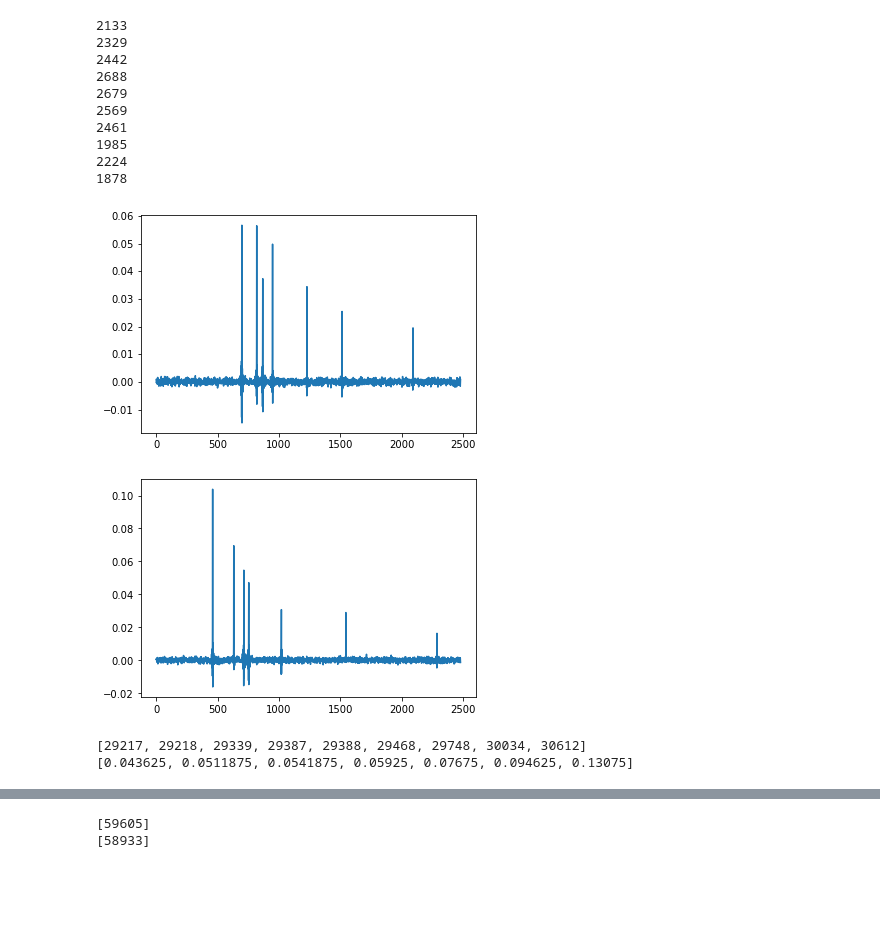
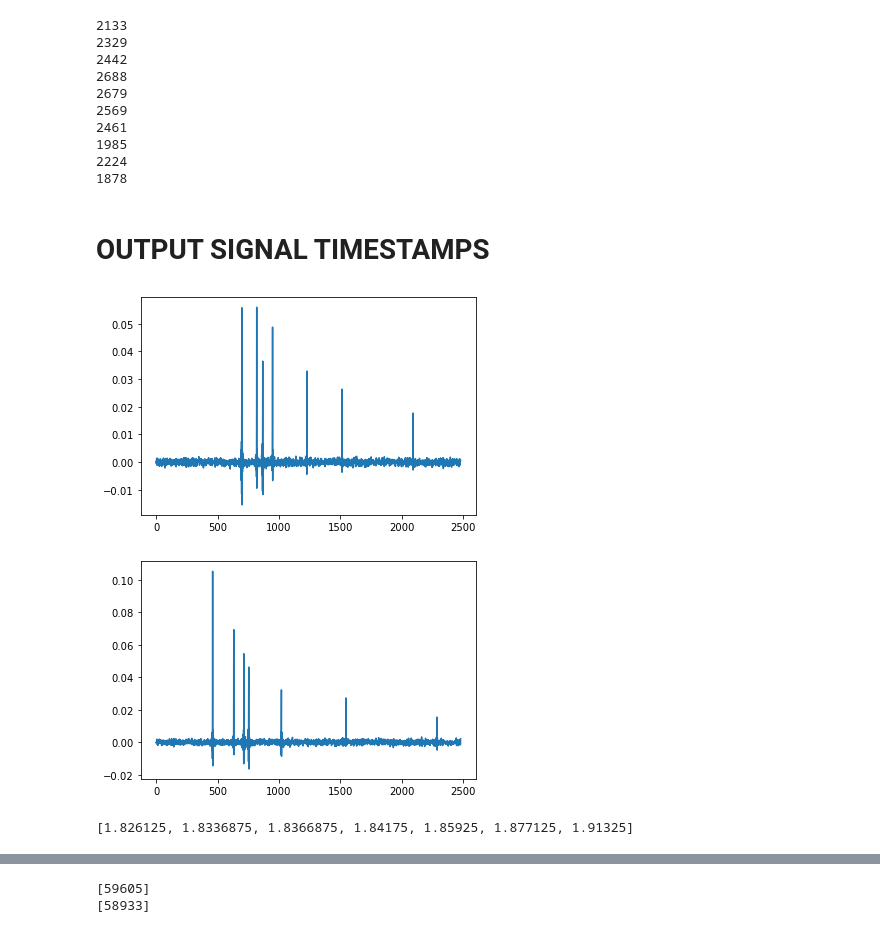
Before and after one commit to bhatiamanav/Localisation, a Jupyter notebook: Integration_Code/Larger_Room.ipynb, the cells around one changed output, grey strips where cells are left out. Saved outputs shown, nothing was run; the diff lists cells and outputs as text; code cells hidden in the pictures; blank space fills up the shorter version.

Commit message:
Added Timestamps Values

```diff
--- a/Integration_Code/Larger_Room.ipynb
+++ b/Integration_Code/Larger_Room.ipynb
@@ -94,0 +382,26 @@ plt.show()
+# %%
+#Microphone 10
+
+plt.plot(rir_small[9][0])
+plt.show()
+
+peaks = []
+thresh = 0.014
+
+for i in range(len(rir_small[9][0])):
+    if(rir_small[9][0][i] > thresh):
+        peaks.append(i)
+print(peaks)
+print(len(rir_small[9][0]))
+
+peaks = np.array(peaks)
+
+idx = []
+for i in range(len(peaks) - 1):
+    if(peaks[i+1] - peaks[i] < 2):
+        idx.append(i)
+print(idx)
+
+peaks_del = np.delete(peaks, idx)
+
+print(np.array(peaks_del)/16000)
@@ -116,36 +435,38 @@ out = []
 for i in range(10):
     o = np.convolve(uni_white_noise, rir_done[i])
     out.append(o)
+# %% [markdown]
+# OUTPUT SIGNAL TIMESTAMPS
 # %%
+#Microphone 1
 plt.plot(out[0][57040//2:31000])
 plt.show()
 
 plt.plot(out[1][57040//2:31000])
 plt.show()
 
 peaks = []
 thresh = 0.015
 
 for i in range(len(out[0])):
     if(out[0][i] > thresh):
         peaks.append(i)
-print(peaks)
+#print(peaks)
 
 idx = []
 for i in range(len(peaks) - 1):
     if(peaks[i+1] - peaks[i] < 2):
         idx.append(i)
 
 for i in range(len(idx)):
     peaks.pop(idx[i])
 
 for i in range(len(peaks)):
-    peaks[i] = peaks[i] - (57040//2)#Centering at zero
+    #peaks[i] = peaks[i] - (57040//2)#Centering at zero
     peaks[i] = float(peaks[i])/16000 #Dividing by Sampling Frequency to get answers in seconds
 
 print(peaks)
 # %% [output]
-[figure, old version]
+[figure, new version]
-[figure, old version]
+[figure, new version]
-[29217, 29218, 29339, 29387, 29388, 29468, 29748, 30034, 30612]
-[0.043625, 0.0511875, 0.0541875, 0.05925, 0.07675, 0.094625, 0.13075]
+[1.826125, 1.8336875, 1.8366875, 1.84175, 1.85925, 1.877125, 1.91325]
```
Also changed, not shown: parts of 22 cells of this notebook, 1 other file.
